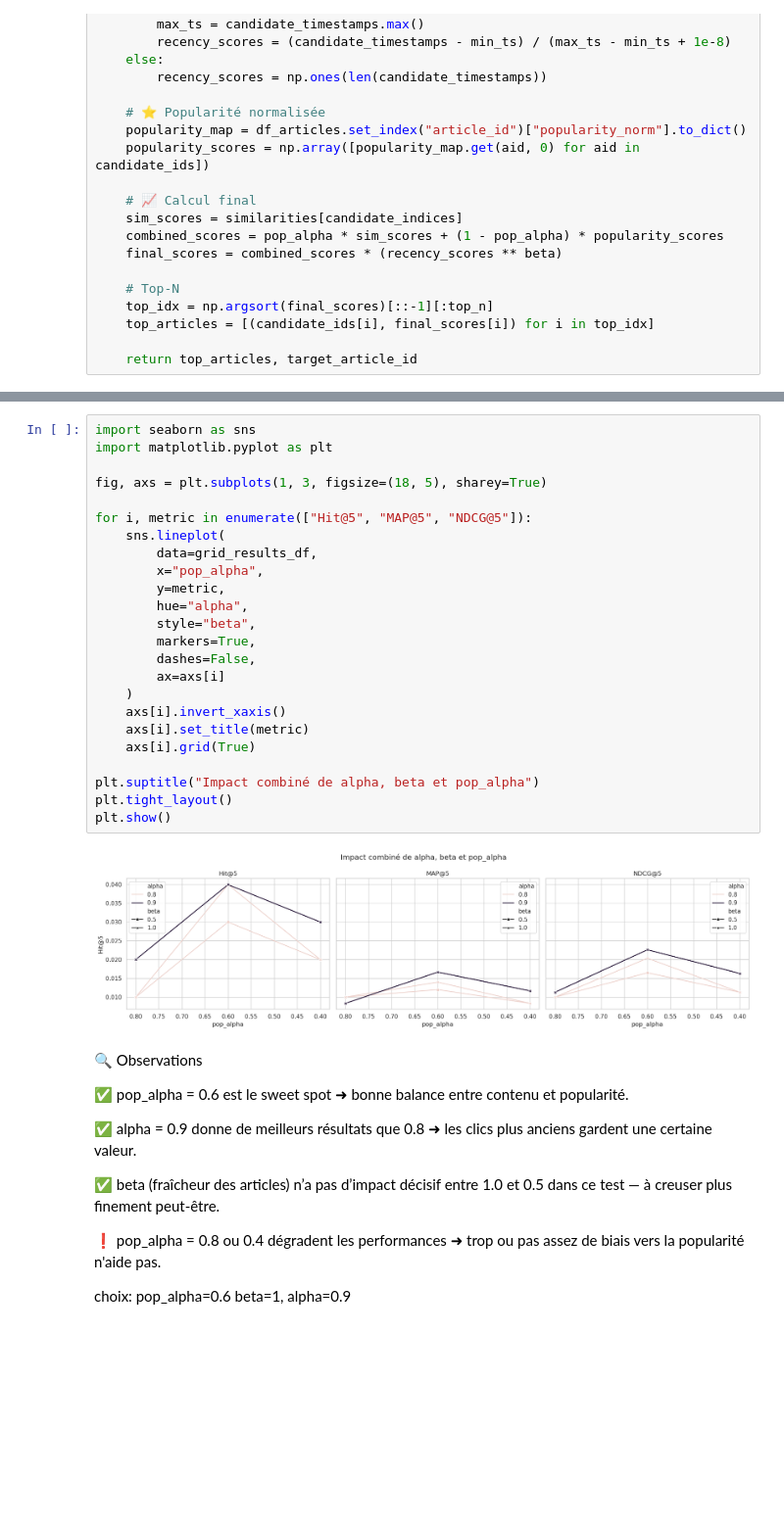
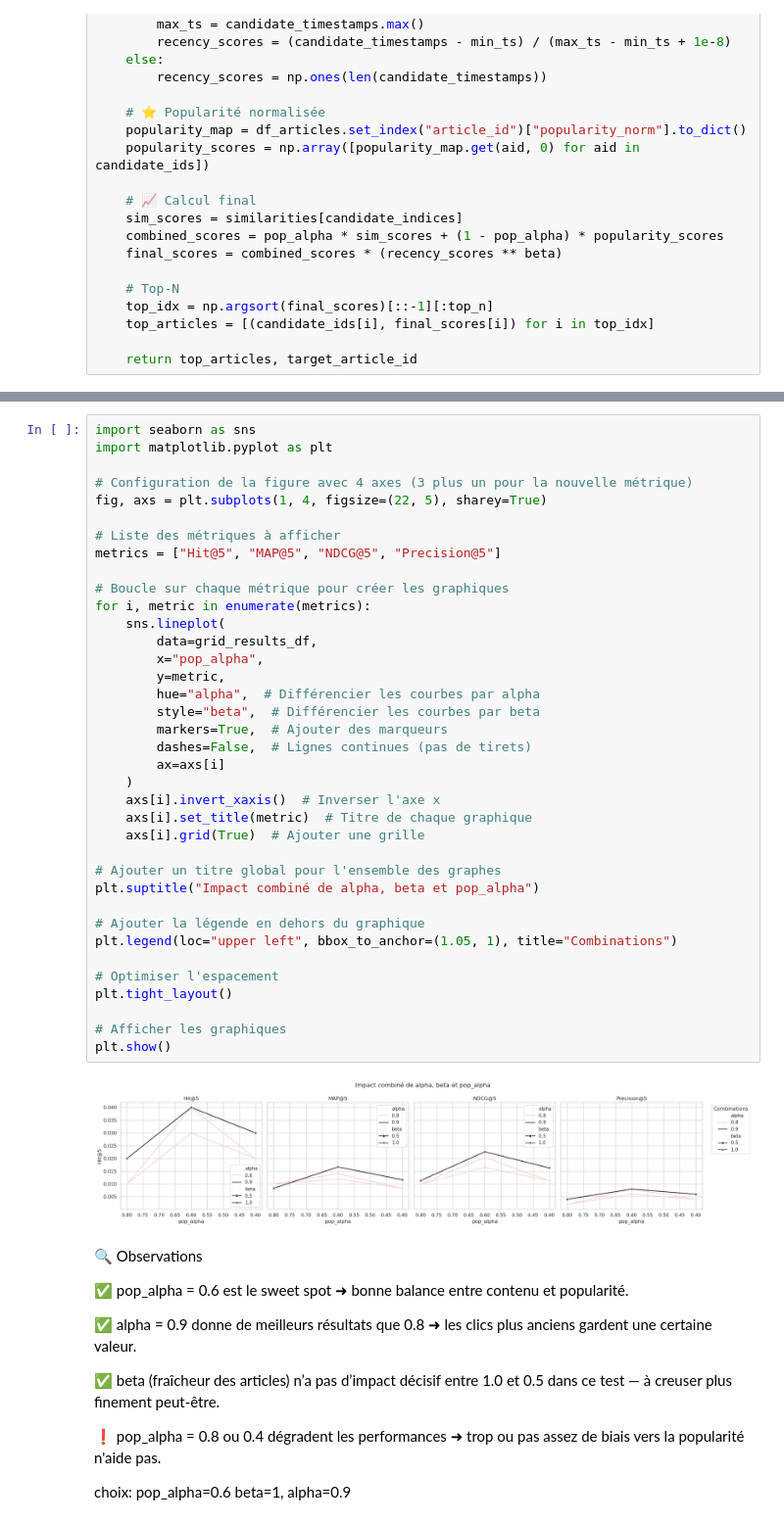
Before and after one commit to cecile-aie/oc_aie_p10, a Jupyter notebook: content_based_modelisation.ipynb, the cells around one changed output, grey strips where cells are left out. Shown at 98% size. Drawn from its saved outputs; the diff is of its cells as text; blank space fills up the shorter version.

```diff
--- a/content_based_modelisation.ipynb
+++ b/content_based_modelisation.ipynb
@@ -1887,29 +1905,42 @@ grid_results_df.sort_values("Hit@5", ascending=False)
-# %%
-import seaborn as sns
-import matplotlib.pyplot as plt
-
-fig, axs = plt.subplots(1, 3, figsize=(18, 5), sharey=True)
-
-for i, metric in enumerate(["Hit@5", "MAP@5", "NDCG@5"]):
-    sns.lineplot(
-        data=grid_results_df,
-        x="pop_alpha",
-        y=metric,
-        hue="alpha",
-        style="beta",
-        markers=True,
-        dashes=False,
-        ax=axs[i]
-    )
-    axs[i].invert_xaxis()
-    axs[i].set_title(metric)
-    axs[i].grid(True)
-
-plt.suptitle("Impact combiné de alpha, beta et pop_alpha")
-plt.tight_layout()
-plt.show()
-# %% [output]
-[figure, removed]
+# %%
+import seaborn as sns
+import matplotlib.pyplot as plt
+
+# Configuration de la figure avec 4 axes (3 plus un pour la nouvelle métrique)
+fig, axs = plt.subplots(1, 4, figsize=(22, 5), sharey=True)
+
+# Liste des métriques à afficher
+metrics = ["Hit@5", "MAP@5", "NDCG@5", "Precision@5"]
+
+# Boucle sur chaque métrique pour créer les graphiques
+for i, metric in enumerate(metrics):
+    sns.lineplot(
+        data=grid_results_df,
+        x="pop_alpha",
+        y=metric,
+        hue="alpha",  # Différencier les courbes par alpha
+        style="beta",  # Différencier les courbes par beta
+        markers=True,  # Ajouter des marqueurs
+        dashes=False,  # Lignes continues (pas de tirets)
+        ax=axs[i]
+    )
+    axs[i].invert_xaxis()  # Inverser l'axe x
+    axs[i].set_title(metric)  # Titre de chaque graphique
+    axs[i].grid(True)  # Ajouter une grille
+
+# Ajouter un titre global pour l'ensemble des graphes
+plt.suptitle("Impact combiné de alpha, beta et pop_alpha")
+
+# Ajouter la légende en dehors du graphique
+plt.legend(loc="upper left", bbox_to_anchor=(1.05, 1), title="Combinations")
+
+# Optimiser l'espacement
+plt.tight_layout()
+
+# Afficher les graphiques
+plt.show()
+# %% [output]
+[figure, added]
 # %% [markdown]
 🔍 Observations
 
```
Also changed, not shown: parts of 22 cells of this notebook, 3 other files.
